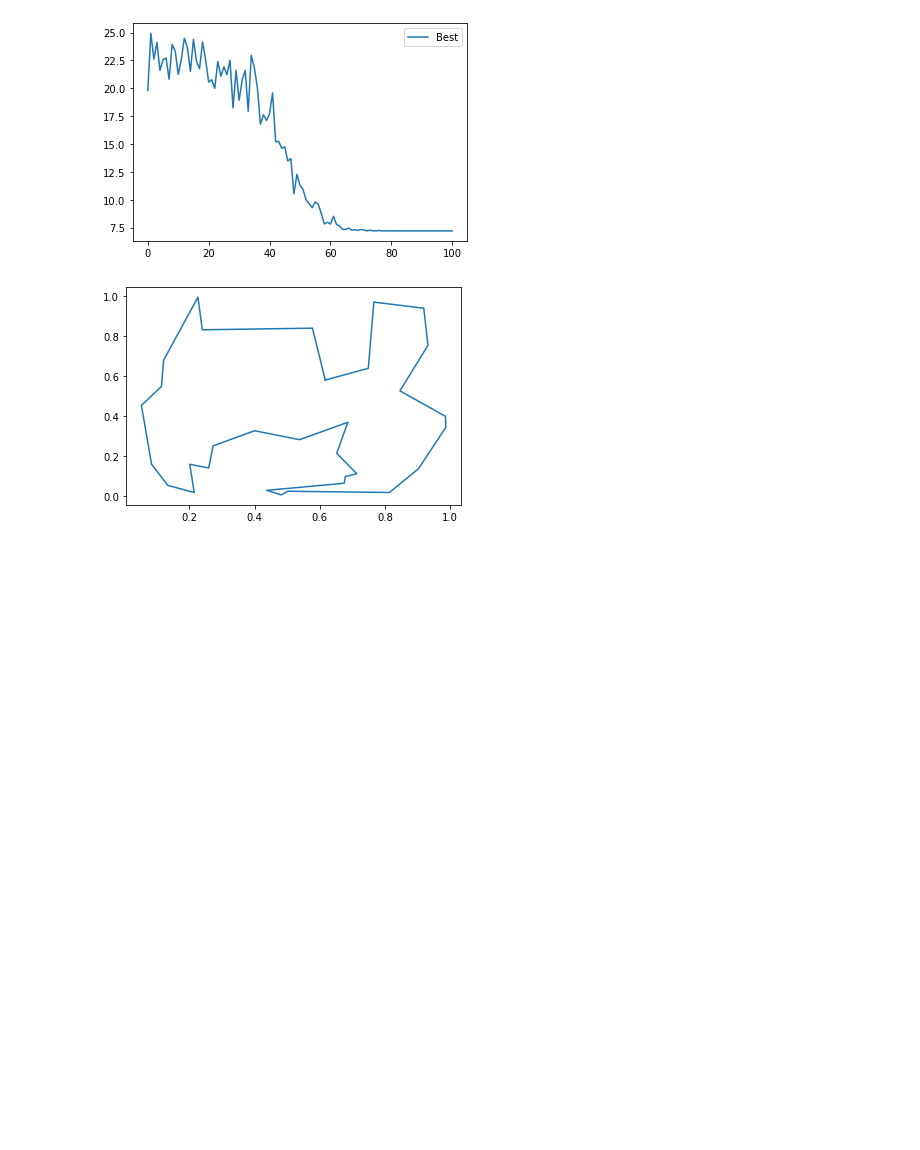
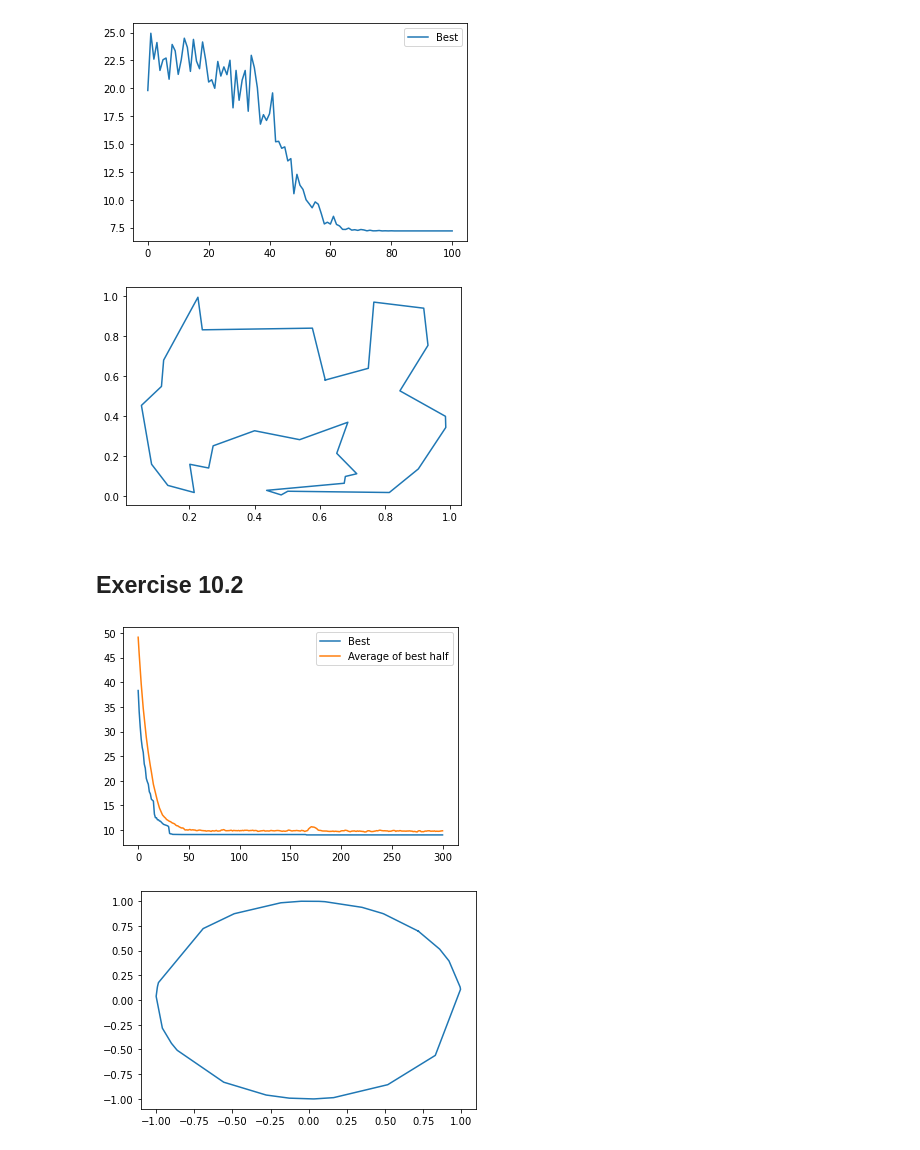
Before and after one commit to teozec/numerical-simulation, a Jupyter notebook: 10/10.ipynb, the cells around one changed output. Cells and saved outputs as stored; diff of their text form; code cells hidden in the pictures; blank space fills up the shorter version.

Commit message:
Exercise 10.2

```diff
--- a/10/10.ipynb
+++ b/10/10.ipynb
@@ -39,3 +43,21 @@ plt.show()
 # %% [output]
 [figure]
 [figure]
+# %% [markdown]
+## Exercise 10.2
+# %%
+cities = np.loadtxt("data/10.2-circ-cities.dat")
+out = np.loadtxt("data/10.2-circ-2-out.dat")
+best = np.loadtxt("data/10.2-circ-2-best.dat", dtype="int")
+best = np.append(best, best[0])
+
+x = np.arange(out[:, 0].size)
+plt.plot(x, out[:, 0], label="Best");
+plt.plot(x, out[:, 1], label="Average of best half");
+plt.legend()
+plt.show()
+plt.plot(cities[best, 1], cities[best, 2]);
+plt.show()
+# %% [output]
+[figure, added]
+[figure, added]
```
Also changed, not shown: parts of 3 cells of this notebook, 31 other files.
